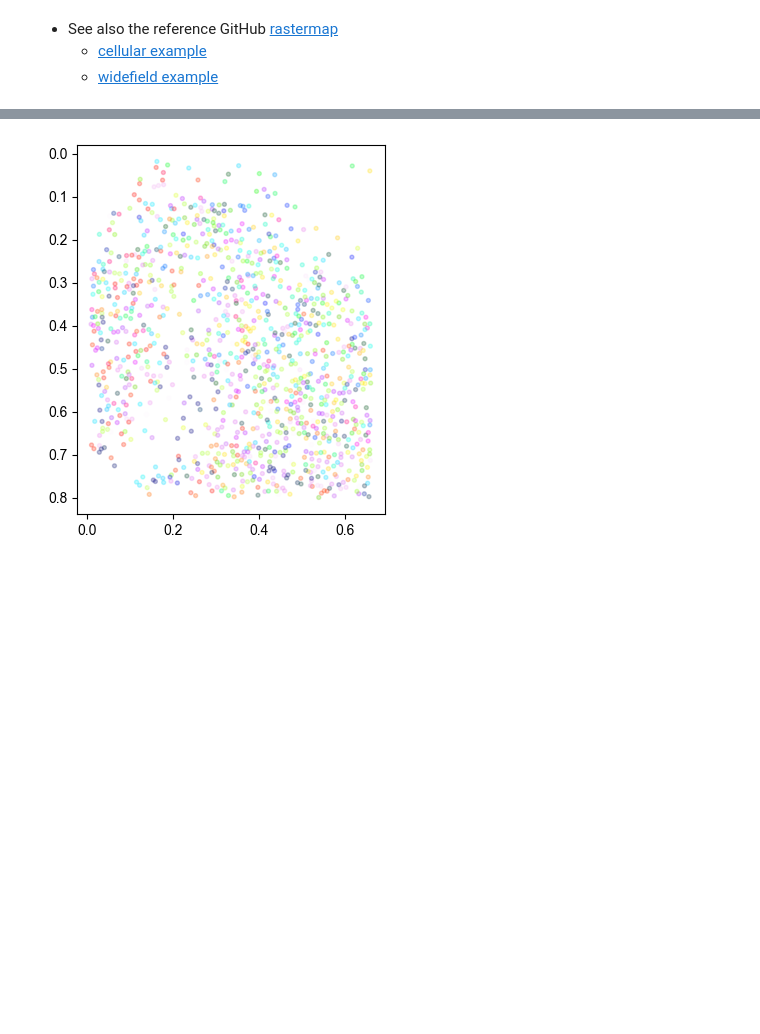
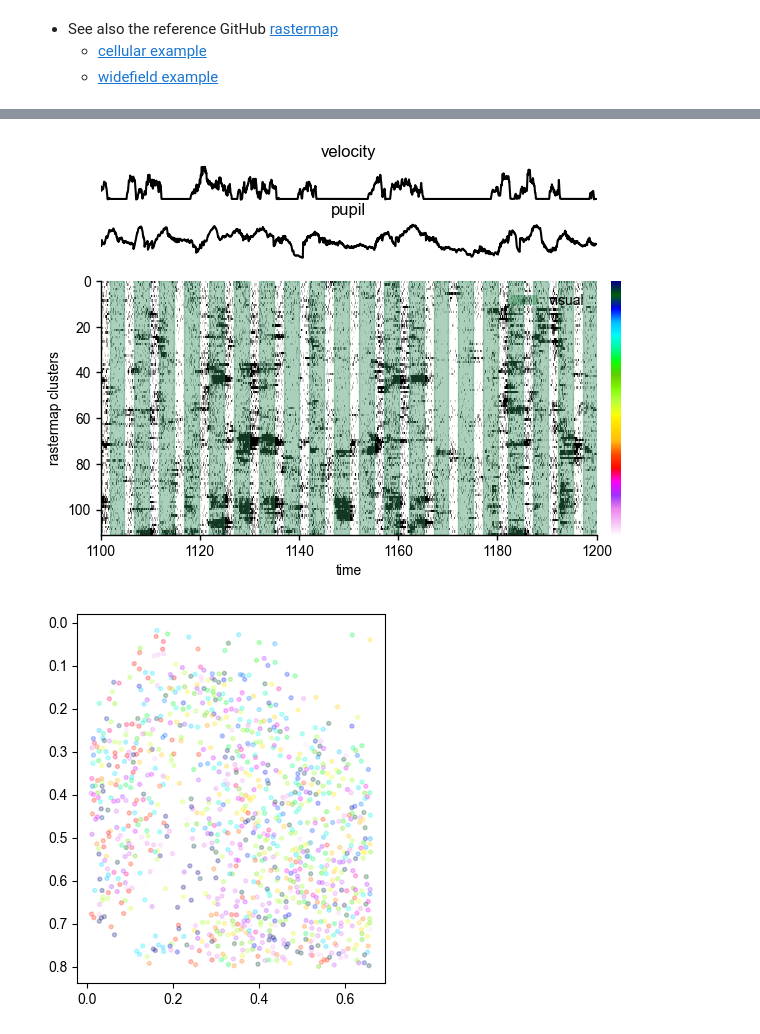
Before and after one commit to ytsimon2004/neuralib, a Jupyter notebook: doc/source/notebooks/example_rastermap.ipynb, the cells around one changed output, grey strips where cells are left out. Drawn from its saved outputs; the diff is of its cells as text; code cells hidden in the pictures; blank space fills up the shorter version.

Commit message:
flexible for both event and conti covar for rastermap plot

```diff
--- a/doc/source/notebooks/example_rastermap.ipynb
+++ b/doc/source/notebooks/example_rastermap.ipynb
@@ -47,0 +30,4 @@ plot_rastermap(result, time, time_range=(100, 300), behaviors=[vel, pupil])
+# %%
+# download cache, replace your own neural activity array
+cache = load_example_rastermap_2p_cache(cached=True, rename_file='raster_2p')
+result = run_rastermap(cache['neural_activity'], bin_size=10, dtype='cellular')
@@ -48,3 +44,13 @@ plot_rastermap(result, time, time_range=(100, 300), behaviors=[vel, pupil])
+# %%
+# plot map together with behavioral measurement (running velocity and pupil size)
+# In example, interpolated time has same shape between covariant and activity, but non-interpolated time is also supported
+time = cache['image_time']
+vel = Covariant('velocity', dtype='continuous', time=time, value=cache['velocity'])
+pupil = Covariant('pupil', dtype='continuous', time=time, value=cache['pupil_area'])
+visual_event = Covariant('visual', dtype='event', time=cache['visual_stim_time'], value=None)
+plot_rastermap(result, time, time_range=(1100, 1200), covars=[vel, pupil, visual_event])
+# %% [output]
+[figure, added]
 # %%
 # plot the neuron location with color-coded
 xy_pos = cache['xy_pos']
```
Also changed, not shown: parts of 9 cells of this notebook, 2 other files.
